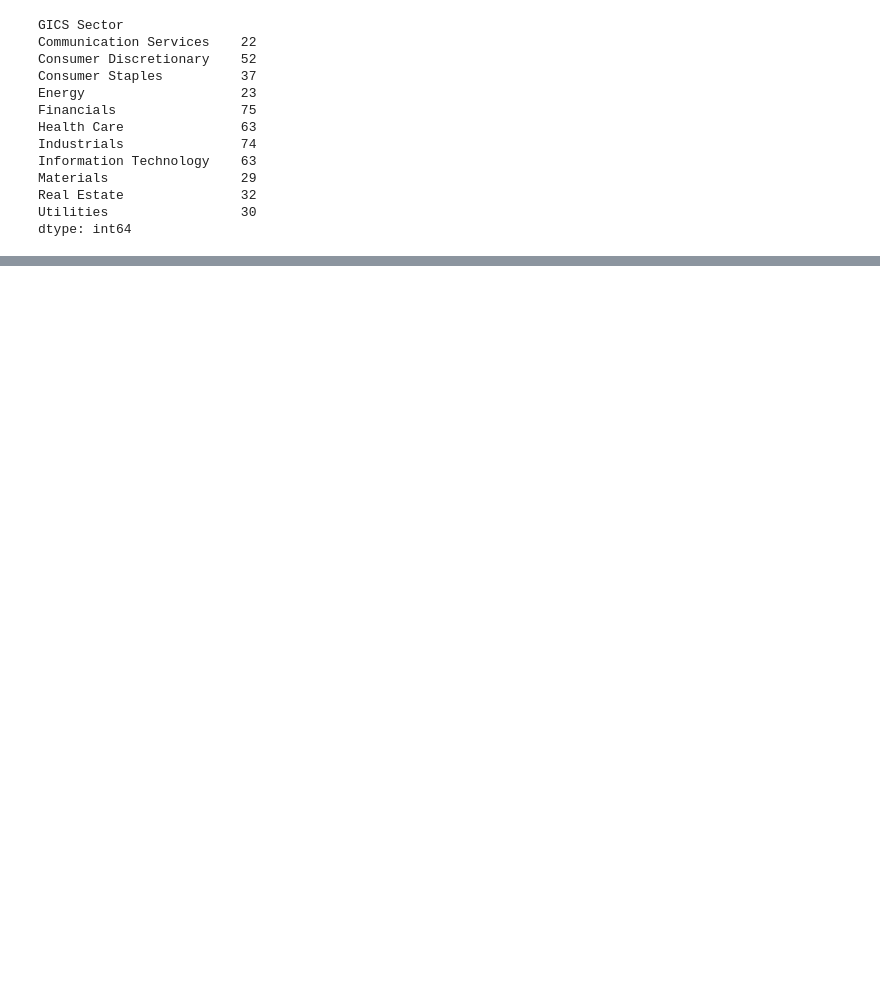
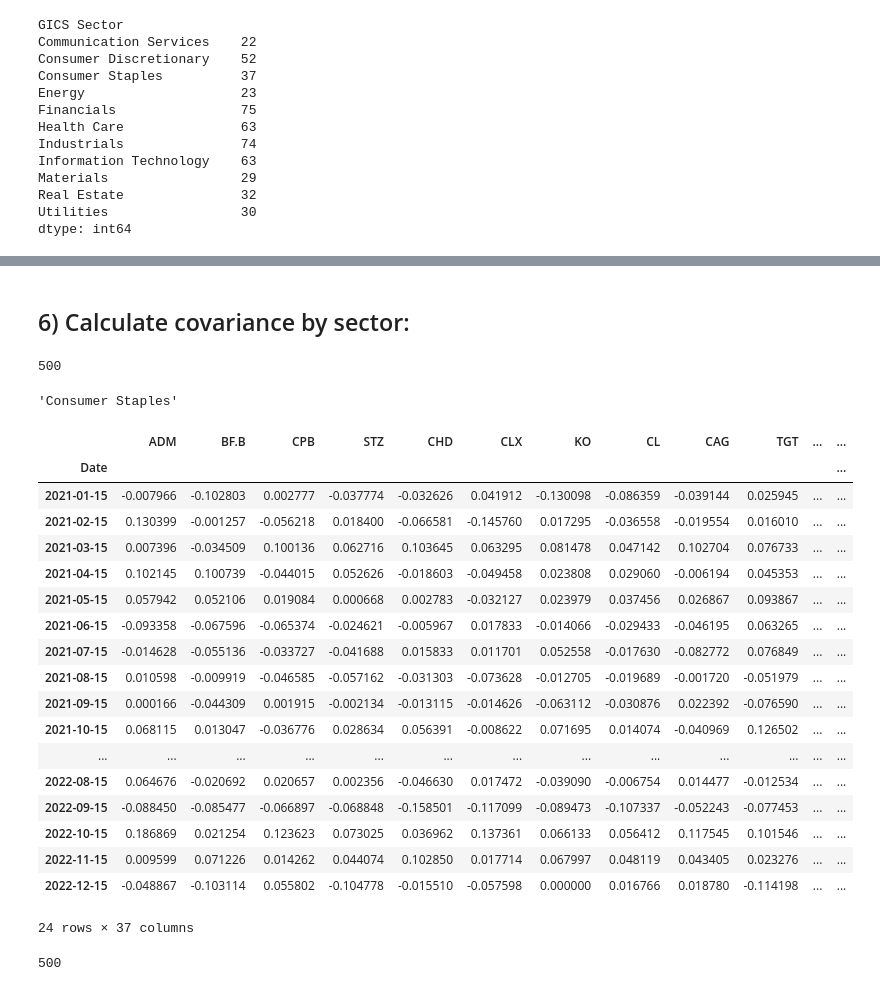
Before and after one commit to rebecca-di-francesco-bfh/sectoral-decarbonization, a Jupyter notebook: create_datasets.ipynb, the cells around one changed output, grey strips where cells are left out. Cells and saved outputs as stored; diff of their text form; code cells hidden in the pictures; blank space fills up the shorter version.

```diff
--- a/create_datasets.ipynb
+++ b/create_datasets.ipynb
@@ -991,0 +964,74 @@ gics.to_excel("Data/dataset_comp_1222.xlsx")
+# %% [markdown]
+## 6) Calculate covariance by sector:
+# %%
+# Create a dictionary to store covariance matrices by sector
+sector_cov_matrices = {}
+sector_log_returns = {}
+data = gics[['GICS Sector', 'SYMBOL', 'weight_in_sector', 'Carbon Intensity']]
+# Loop over each unique GICS sector
+for sector in data['GICS Sector'].unique():
+    # Get list of symbols in this sector
+    symbols_in_sector = data[(data['GICS Sector'] == sector)]['SYMBOL'].tolist()
+
+    # Filter log_returns to only include columns (symbols) in this sector
+    sector_returns = log_returns[symbols_in_sector]
+
+    # Drop columns with all NaNs (in case any ticker has no returns)
+    sector_returns = sector_returns.dropna(axis=1, how='all')
+
+    # Calculate and store the covariance matrix
+    if not sector_returns.empty:
+        sector_log_returns[sector] = sector_returns.copy()
+        sector_cov_matrices[sector] = sector_returns.cov()
+
+# Optional: #print or inspect one example
+example_sector = list(sector_cov_matrices.keys())[0]
+#print(f"Covariance matrix for sector: {example_sector}")
+#print(sector_cov_matrices[example_sector])
+
+count_in_cov = 0
+for key, value in sector_cov_matrices.items():
+    count_in_cov += value.shape[0]
+    #print(f"{key}: {value.shape}")
+print(count_in_cov)
+with pd.ExcelWriter("Data/sector_cov_matrices_comp_1222.xlsx") as writer:
+    for sector, cov_matrix in sector_cov_matrices.items():
+        # Excel sheet names can't have certain characters or be too long
+        safe_sector = sector[:31].replace('/', '_')
+        cov_matrix.to_excel(writer, sheet_name=safe_sector)
+with pd.ExcelWriter("Data/sector_log_returns_comp_1222.xlsx") as writer:
+    for sector, returns_df in sector_log_returns.items():
+        safe_sector = sector[:31].replace('/', '_')
+        returns_df.to_excel(writer, sheet_name=safe_sector)
+# %% [output]
+500
+# %%
+sector
+# %% [output]
+'Consumer Staples'
+# %%
+returns_df
+# %% [output]
+|  | ADM | BF.B | CPB | STZ | CHD | CLX | KO | CL | CAG | TGT | ... | ... |
+| Date |  |  |  |  |  |  |  |  |  |  |  | ... |
+| 2021-01-15 | -0.007966 | -0.102803 | 0.002777 | -0.037774 | -0.032626 | 0.041912 | -0.130098 | -0.086359 | -0.039144 | 0.025945 | ... | ... |
+| 2021-02-15 | 0.130399 | -0.001257 | -0.056218 | 0.018400 | -0.066581 | -0.145760 | 0.017295 | -0.036558 | -0.019554 | 0.016010 | ... | ... |
+| 2021-03-15 | 0.007396 | -0.034509 | 0.100136 | 0.062716 | 0.103645 | 0.063295 | 0.081478 | 0.047142 | 0.102704 | 0.076733 | ... | ... |
+| 2021-04-15 | 0.102145 | 0.100739 | -0.044015 | 0.052626 | -0.018603 | -0.049458 | 0.023808 | 0.029060 | -0.006194 | 0.045353 | ... | ... |
+| 2021-05-15 | 0.057942 | 0.052106 | 0.019084 | 0.000668 | 0.002783 | -0.032127 | 0.023979 | 0.037456 | 0.026867 | 0.093867 | ... | ... |
+| 2021-06-15 | -0.093358 | -0.067596 | -0.065374 | -0.024621 | -0.005967 | 0.017833 | -0.014066 | -0.029433 | -0.046195 | 0.063265 | ... | ... |
+| 2021-07-15 | -0.014628 | -0.055136 | -0.033727 | -0.041688 | 0.015833 | 0.011701 | 0.052558 | -0.017630 | -0.082772 | 0.076849 | ... | ... |
+| 2021-08-15 | 0.010598 | -0.009919 | -0.046585 | -0.057162 | -0.031303 | -0.073628 | -0.012705 | -0.019689 | -0.001720 | -0.051979 | ... | ... |
+| 2021-09-15 | 0.000166 | -0.044309 | 0.001915 | -0.002134 | -0.013115 | -0.014626 | -0.063112 | -0.030876 | 0.022392 | -0.076590 | ... | ... |
+| 2021-10-15 | 0.068115 | 0.013047 | -0.036776 | 0.028634 | 0.056391 | -0.008622 | 0.071695 | 0.014074 | -0.040969 | 0.126502 | ... | ... |
+| ... | ... | ... | ... | ... | ... | ... | ... | ... | ... | ... | ... | ... |
+| 2022-08-15 | 0.064676 | -0.020692 | 0.020657 | 0.002356 | -0.046630 | 0.017472 | -0.039090 | -0.006754 | 0.014477 | -0.012534 | ... | ... |
+| 2022-09-15 | -0.088450 | -0.085477 | -0.066897 | -0.068848 | -0.158501 | -0.117099 | -0.089473 | -0.107337 | -0.052243 | -0.077453 | ... | ... |
+| 2022-10-15 | 0.186869 | 0.021254 | 0.123623 | 0.073025 | 0.036962 | 0.137361 | 0.066133 | 0.056412 | 0.117545 | 0.101546 | ... | ... |
+| 2022-11-15 | 0.009599 | 0.071226 | 0.014262 | 0.044074 | 0.102850 | 0.017714 | 0.067997 | 0.048119 | 0.043405 | 0.023276 | ... | ... |
+| 2022-12-15 | -0.048867 | -0.103114 | 0.055802 | -0.104778 | -0.015510 | -0.057598 | 0.000000 | 0.016766 | 0.018780 | -0.114198 | ... | ... |
+24 rows × 37 columns
+# %%
+count_in_cov
+# %% [output]
+500
```
Also changed, not shown: parts of 60 cells of this notebook, 3 other files.
